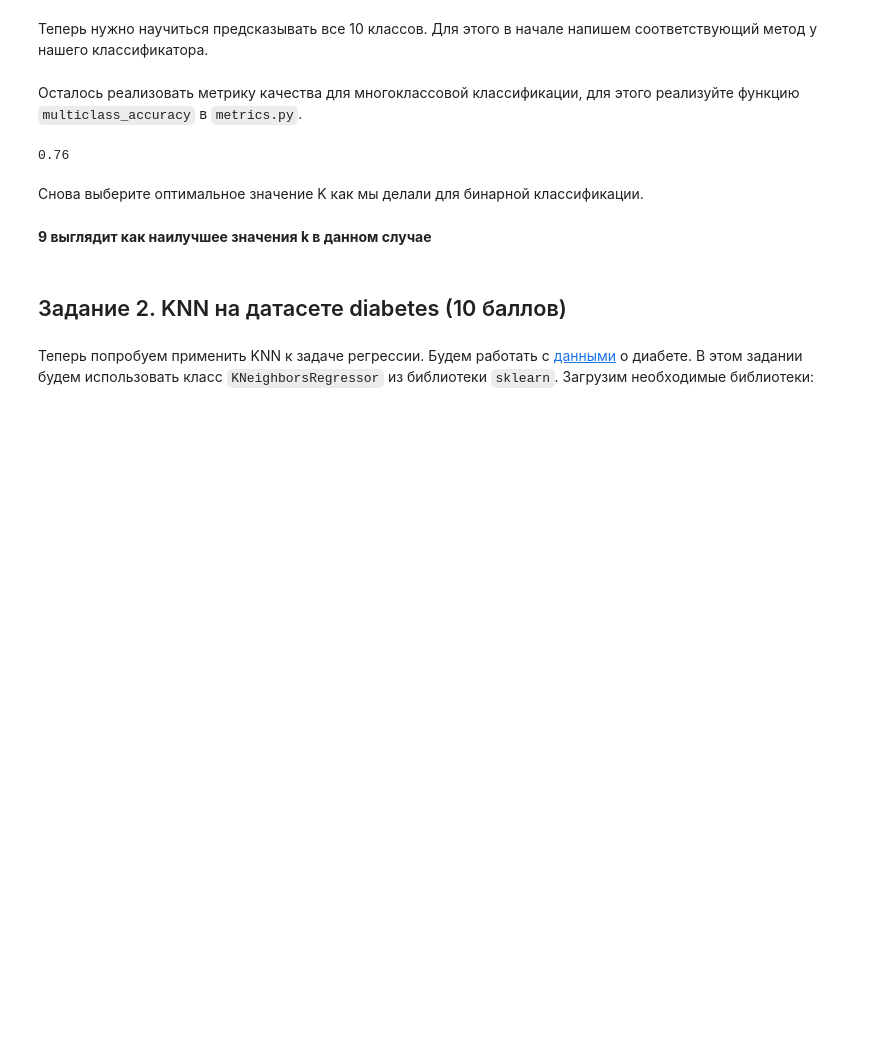
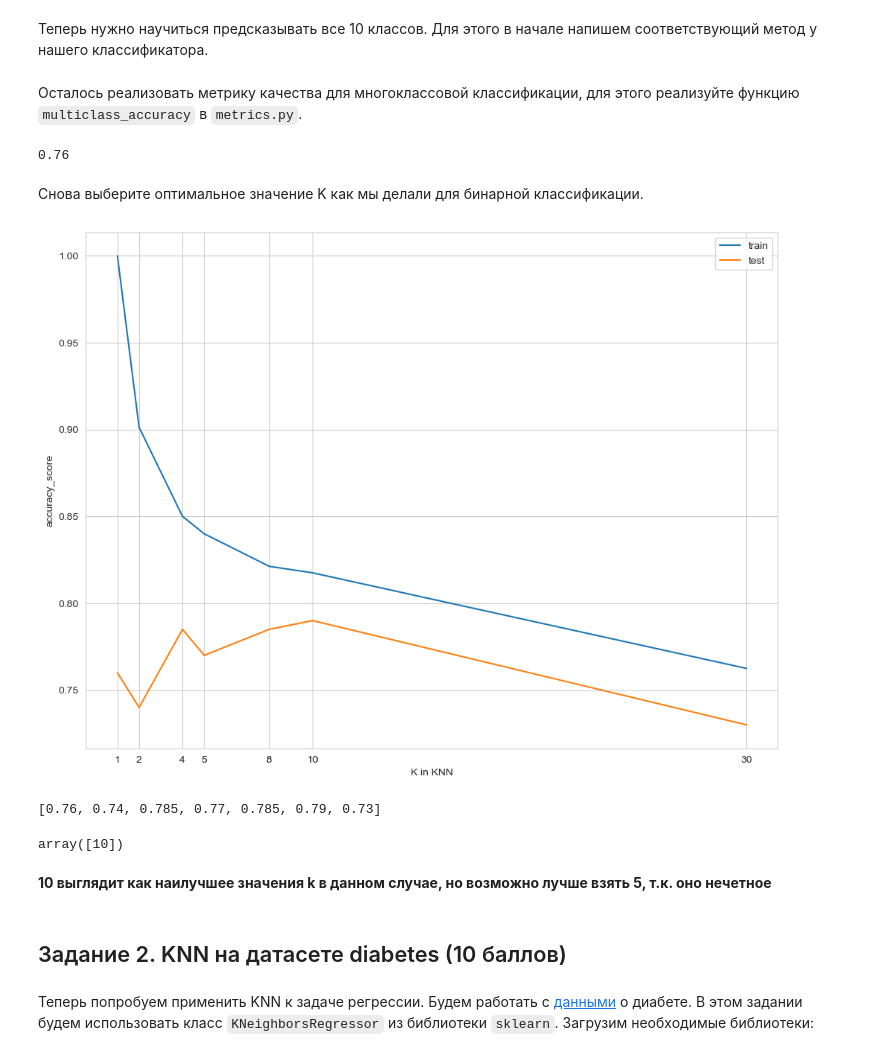
Before and after one commit to greenbergM/BI_ML_2024, a Jupyter notebook: hw1/KNN.ipynb, the cells around one changed output. Saved outputs shown, nothing was run; the diff lists cells and outputs as text; code cells hidden in the pictures; blank space fills up the shorter version.

```diff
--- a/hw1/KNN.ipynb
+++ b/hw1/KNN.ipynb
@@ -294,22 +288,27 @@ multiclass_accuracy(predictions, test_y)
 # %% [markdown]
 Снова выберите оптимальное значение K как мы делали для бинарной классификации.
 # %%
-params = [1, 2, 3, 4, 5, 6, 7, 8, 9, 10, 15, 25, 30]
+params = [1, 2, 4, 5, 8, 10, 30]
 train_metrics, test_metrics = find_best_k(train_X, train_y, test_X, test_y, params, accuracy_score)
 
 plt.plot(params, train_metrics, label="train")
 plt.plot(params, test_metrics, label="test")
 plt.legend()
 plt.xlabel("K in KNN")
-plt.ylabel("accuracy_score")
-plt.xticks(params);
+plt.ylabel("accuracy_score");
+# %% [output]
+[figure, added]
 # %%
 test_metrics
+# %% [output]
+[0.76, 0.74, 0.785, 0.77, 0.785, 0.79, 0.73]
 # %%
-max_idx_test = np.argwhere(test_metrics == np.max(test_metrics)).flatten()
+max_idx = np.argwhere(test_metrics == np.max(test_metrics)).flatten()
 np.array(params)[max_idx]
+# %% [output]
+array([10])
 # %% [markdown]
-**9 выглядит как наилучшее значения k в данном случае**
+**10 выглядит как наилучшее значения k в данном случае, но возможно лучше взять 5, т.к. оно нечетное**
 # %% [markdown]
 ## Задание 2. KNN на датасете diabetes (10 баллов)
 # %% [markdown]
```
Also changed, not shown: parts of 17 cells of this notebook.
